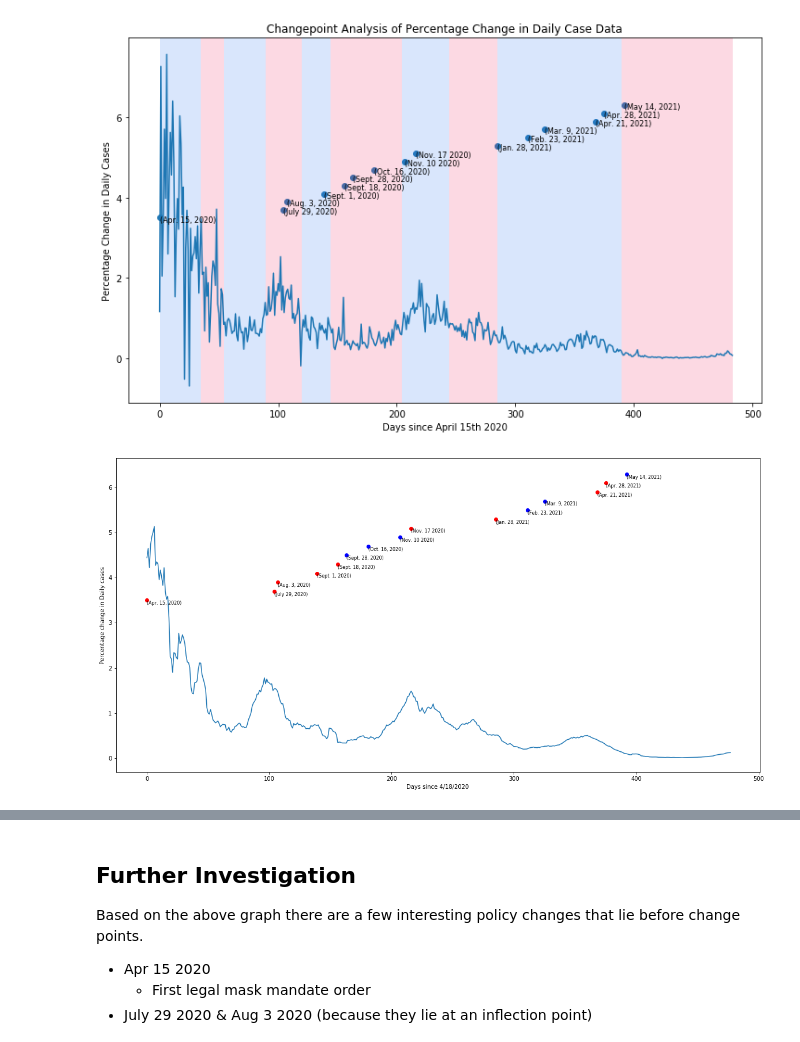
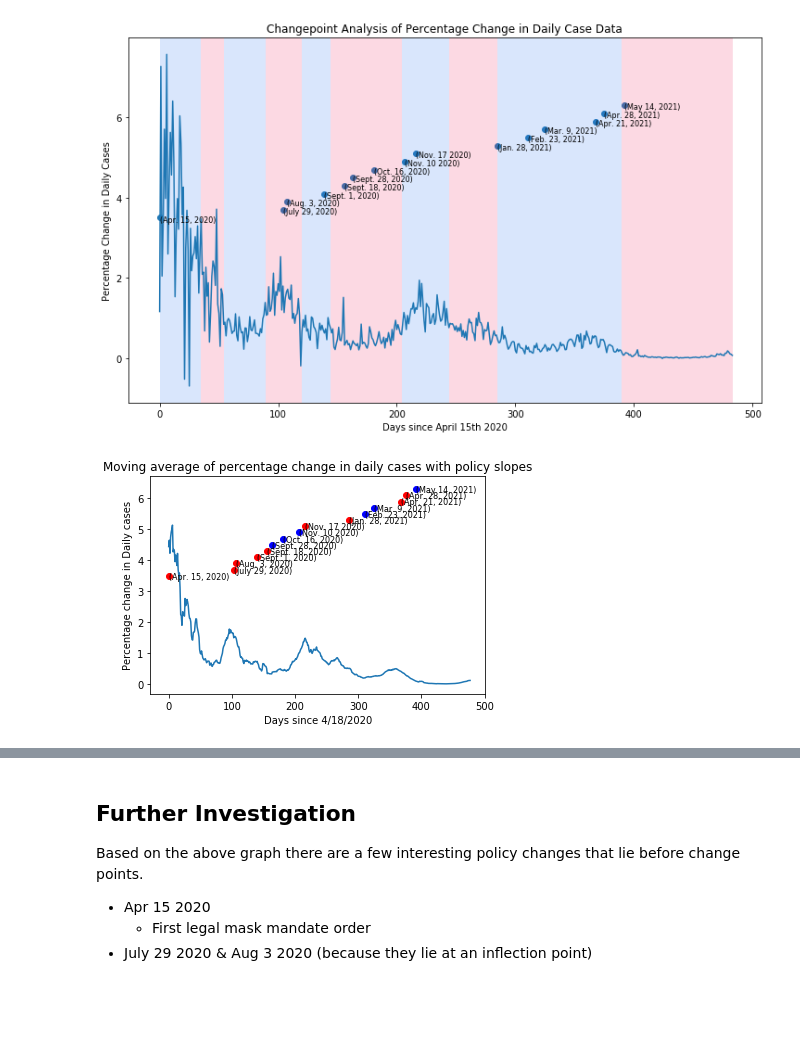
Before and after one commit to n8-uw/Project, a Jupyter notebook: explore.ipynb, the cells around one changed output, grey strips where cells are left out. Drawn from its saved outputs; the diff is of its cells as text; code cells hidden in the pictures; blank space fills up the shorter version.

```diff
--- a/explore.ipynb
+++ b/explore.ipynb
@@ -407,17 +446,24 @@ for i in range(len(p_change)-1):
     coeffs.append(lin.coef_[0])
 # %%
+# Plot the moving average of percentage change in daily cases
 plt.plot(moved_avarage)
 plt.xlabel("Days since 4/18/2020")
 plt.ylabel("Percentage change in Daily cases")
+plt.title("Moving average of percentage change in daily cases with policy slopes")
+# Iterate over each policy
 for i,p in enumerate(p_change[:-1]):
+    # If the slope is negative color red
     if coeffs[i] < 0:
         plt.scatter(p,3.5+(i*.2 ),c='red')
+    # Else color blue
     else:
         plt.scatter(p,3.5+(i*.2 ),c='blue')
+# Labels for each policy date
 labels = [s.replace('Md. Exec. Order No. ', '')[12:] for s in baltimore_mask_mandates['Citation'].values[policy_change_timepoints]]
 
+# Plot policies
 for i in range(len(policy_change_timepoints)-1):
     plt.annotate(labels[i], (policy_change_timepoints[i], 3.4+(i*.2)),fontsize=8)
 # %% [output]
-[figure, old version]
+[figure, new version]
 # %%
```
Also changed, not shown: parts of 74 cells of this notebook, 3 other files.
